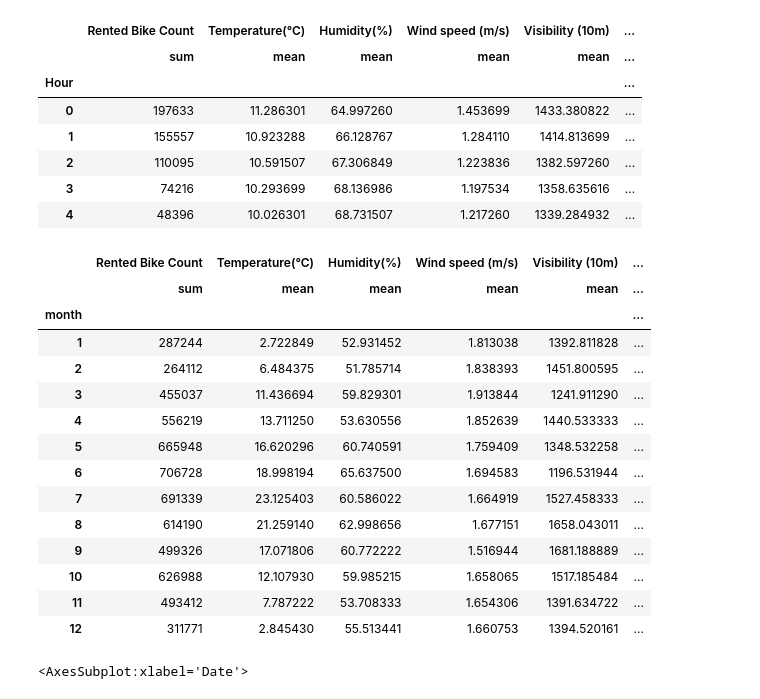
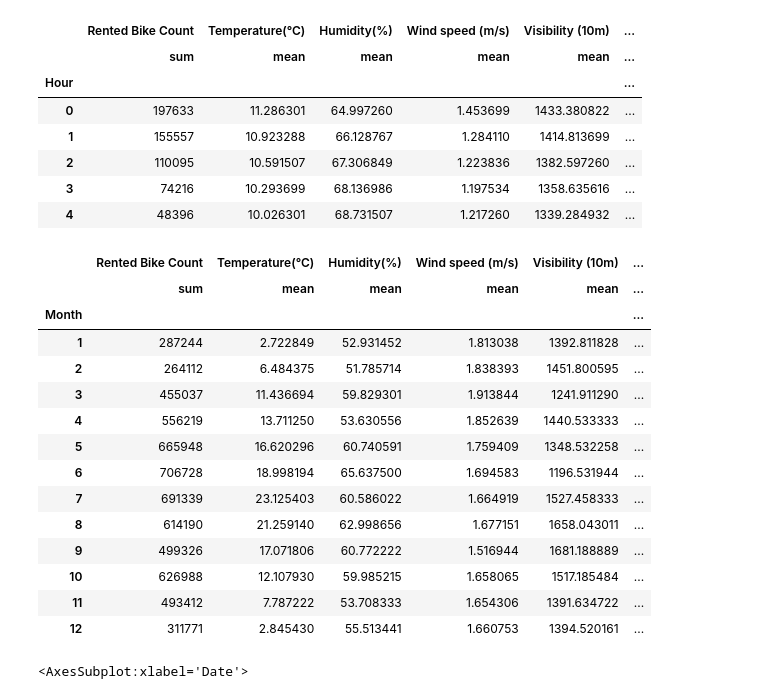
Before and after one commit to Pierre-Portfolio/Seoul-Bike-Sharing, a Jupyter notebook: SeoulBike.ipynb, the cells around one changed output. Drawn from its saved outputs; the diff is of its cells as text; code cells hidden in the pictures.

```diff
--- a/SeoulBike.ipynb
+++ b/SeoulBike.ipynb
@@ -143,13 +146,13 @@ Before transformation of Seasons : ['Winter' 'Spring' 'Summer' 'Autumn']
 After transformation of Season : [0 1 2 3]
 # %%
 #We transfrom Date data into 4 new columns :  day, month, years and dayofweek
-SeoulBikeDf['years'] = pd.to_datetime(SeoulBikeDf['Date']).dt.year
-SeoulBikeDf['month'] = pd.to_datetime(SeoulBikeDf['Date']).dt.month
-SeoulBikeDf['day'] = pd.to_datetime(SeoulBikeDf['Date']).dt.day
-SeoulBikeDf['dayofweek'] = pd.to_datetime(SeoulBikeDf['Date']).dt.dayofweek
+SeoulBikeDf['Years'] = pd.to_datetime(SeoulBikeDf['Date']).dt.year
+SeoulBikeDf['Month'] = pd.to_datetime(SeoulBikeDf['Date']).dt.month
+SeoulBikeDf['Day'] = pd.to_datetime(SeoulBikeDf['Date']).dt.day
+SeoulBikeDf['Dayofweek'] = pd.to_datetime(SeoulBikeDf['Date']).dt.dayofweek
 
 #Monday starting at 0 so we add + 1 at all the colomn
-SeoulBikeDf['dayofweek'] += 1
+SeoulBikeDf['Dayofweek'] += 1
 # %%
 #Create Correlation Dataframe
 corr = SeoulBikeDf.corr()
@@ -242,12 +281,12 @@ dfHour.head()
 | 3 | 74216 | 10.293699 | 68.136986 | 1.197534 | 1358.635616 | ... |
 | 4 | 48396 | 10.026301 | 68.731507 | 1.217260 | 1339.284932 | ... |
 # %%
-dfMonth = SeoulBikeDf.groupby('month').agg({'Rented Bike Count': ['sum'], 'Temperature(°C)': ['mean'], 'Humidity(%)': ['mean'], 'Wind speed (m/s)': ['mean'], 'Visibility (10m)': ['mean'], 'Dew point temperature(°C)': ['mean'], 'Solar Radiation (MJ/m2)': ['mean'], 'Rainfall(mm)': ['mean'], 'Snowfall (cm)': ['mean'], 'Seasons': ['mean'], 'Holiday': ['mean'], 'Functioning Day': ['mean']})
+dfMonth = SeoulBikeDf.groupby('Month').agg({'Rented Bike Count': ['sum'], 'Temperature(°C)': ['mean'], 'Humidity(%)': ['mean'], 'Wind speed (m/s)': ['mean'], 'Visibility (10m)': ['mean'], 'Dew point temperature(°C)': ['mean'], 'Solar Radiation (MJ/m2)': ['mean'], 'Rainfall(mm)': ['mean'], 'Snowfall (cm)': ['mean'], 'Seasons': ['mean'], 'Holiday': ['mean'], 'Functioning Day': ['mean']})
 dfMonth
 # %% [output]
 |  | Rented Bike Count | Temperature(°C) | Humidity(%) | Wind speed (m/s) | Visibility (10m) | ... |
 |  | sum | mean | mean | mean | mean | ... |
-| month |  |  |  |  |  | ... |
+| Month |  |  |  |  |  | ... |
 | 1 | 287244 | 2.722849 | 52.931452 | 1.813038 | 1392.811828 | ... |
 | 2 | 264112 | 6.484375 | 51.785714 | 1.838393 | 1451.800595 | ... |
 | 3 | 455037 | 11.436694 | 59.829301 | 1.913844 | 1241.911290 | ... |
```
Also changed, not shown: parts of 20 cells of this notebook.
